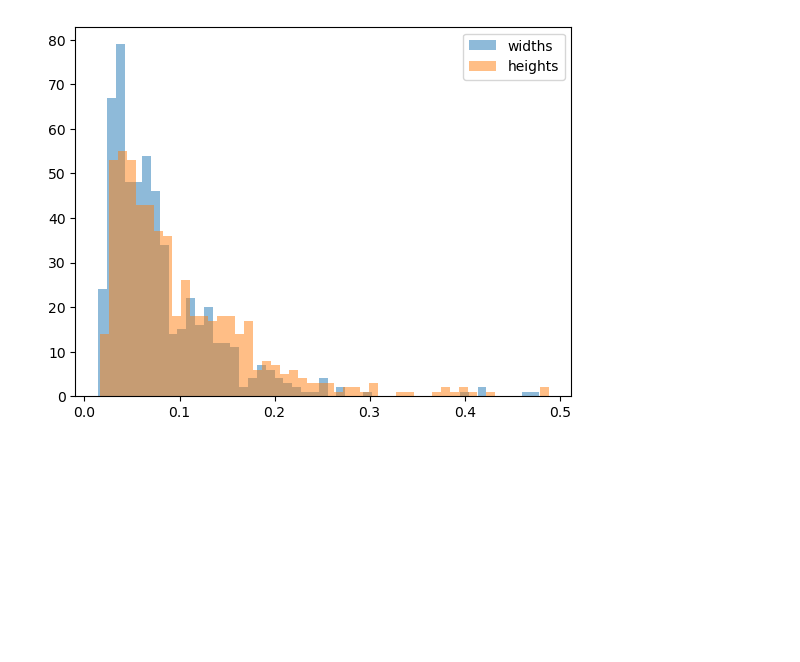
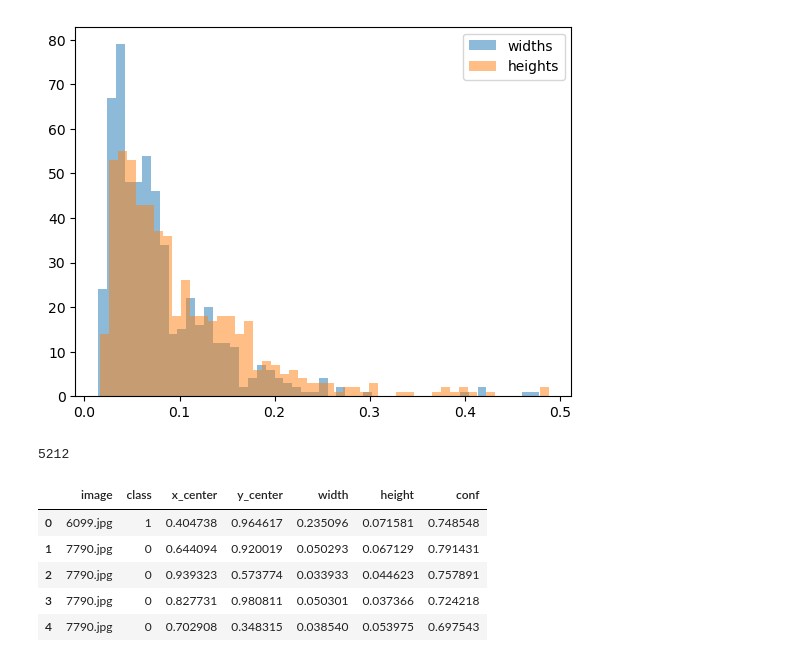
Before and after one commit to shubham-shinde/aircraft_fuselage_defect_detection, a Jupyter notebook: pseudo_datacheck.ipynb, the cells around one changed output. Saved outputs shown, nothing was run; the diff lists cells and outputs as text; code cells hidden in the pictures; blank space fills up the shorter version.

```diff
--- a/pseudo_datacheck.ipynb
+++ b/pseudo_datacheck.ipynb
@@ -223,3 +223,69 @@ plt.legend()
 # %% [output]
 <matplotlib.legend.Legend at 0x...>
 [figure]
+# %%
+import os
+data_path = 'Dataset/pseudo_labeled_dataset'
+images_folder = os.path.join(data_path, 'images', 'train')
+image_extensions = ['.jpg', '.jpeg', '.png', '.bmp', '.tiff']
+image_files = [f for f in os.listdir(images_folder)
+               if os.path.splitext(f)[1].lower() in image_extensions]
+len(image_files)
+# %% [output]
+5212
+# %%
+import pandas as pd
+viz_folder = os.path.join(data_path, 'visualizations')
+
+
+records = []
+for idx, image_file in enumerate(image_files):
+    image_path = os.path.join(images_folder, image_file)
+    label_filename = os.path.splitext(image_file)[0] + '.txt'
+    conf_label_filename = os.path.splitext(image_file)[0] + '_conf.txt'
+    label_path = os.path.join(data_path, 'labels', 'train', label_filename)
+    conf_label_path = os.path.join(data_path, 'labels', 'train', conf_label_filename)
+
+    if not os.path.exists(label_path):
+        continue
+
+    with open(label_path, 'r') as f:
+        labels = [ln.strip() for ln in f if ln.strip()]
+    if os.path.exists(conf_label_path):
+        with open(conf_label_path, 'r') as f:
+            confs = [ln.strip() for ln in f if ln.strip()]
+
+    # ensure same length
+    for lbl, conf in zip(labels, confs):
+        parts = lbl.split()
+        if len(parts) < 5:
+            continue
+        try:
+            class_id = int(parts[0])
+            x_center = float(parts[1])
+            y_center = float(parts[2])
+            width = float(parts[3])
+            height = float(parts[4])
+            conf_score = float(conf)
+        except:
+            continue
+        records.append({
+            'image': image_file,
+            'class': class_id,
+            'x_center': x_center,
+            'y_center': y_center,
+            'width': width,
+            'height': height,
+            'conf': conf_score
+        })
+
+df = pd.DataFrame.from_records(records, columns=['image','class','x_center','y_center','width','height','conf'])
+display(df.head())
+# ...existing code...
+# %% [output]
+|  | image | class | x_center | y_center | width | height | conf |
+| 0 | 6099.jpg | 1 | 0.404738 | 0.964617 | 0.235096 | 0.071581 | 0.748548 |
+| 1 | 7790.jpg | 0 | 0.644094 | 0.920019 | 0.050293 | 0.067129 | 0.791431 |
+| 2 | 7790.jpg | 0 | 0.939323 | 0.573774 | 0.033933 | 0.044623 | 0.757891 |
+| 3 | 7790.jpg | 0 | 0.827731 | 0.980811 | 0.050301 | 0.037366 | 0.724218 |
+| 4 | 7790.jpg | 0 | 0.702908 | 0.348315 | 0.038540 | 0.053975 | 0.697543 |
```
Also changed, not shown: parts of 8 cells of this notebook, 58 other files.
